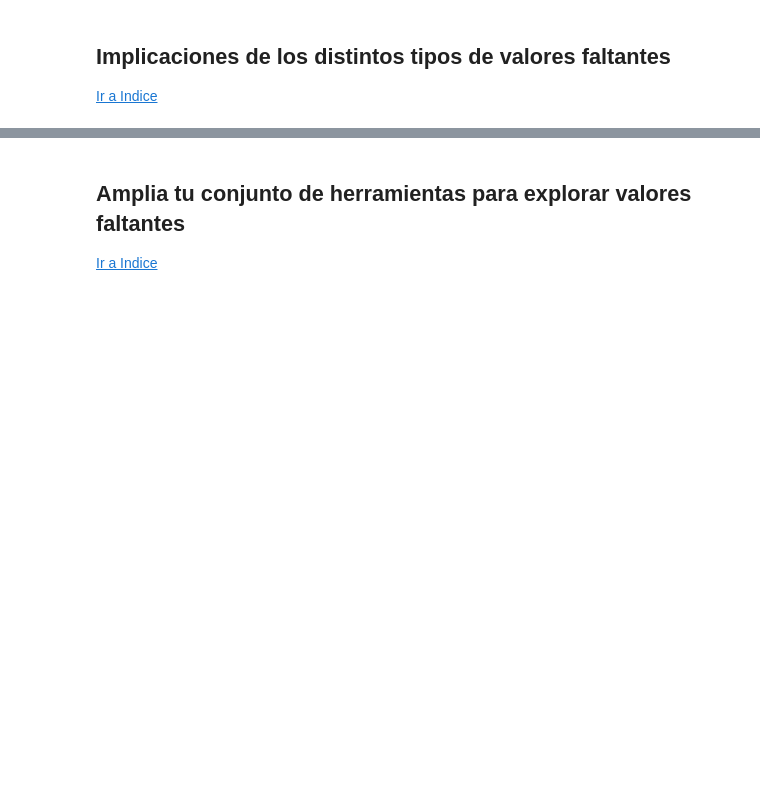
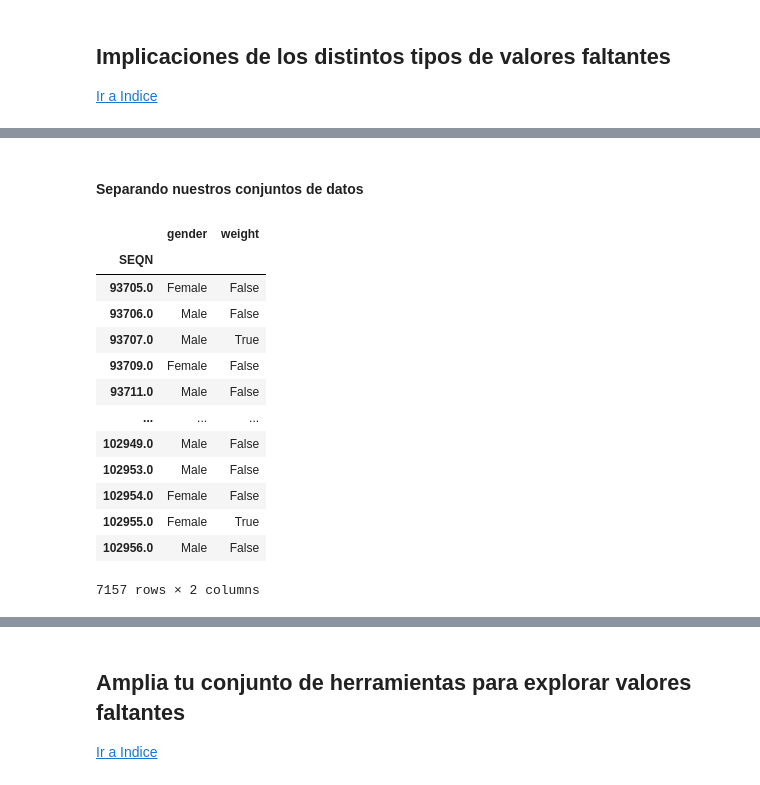
Before and after one commit to DensLopez/imputaci-n, a Jupyter notebook: codes/imputacion.ipynb, the cells around one changed output, grey strips where cells are left out. Drawn from its saved outputs; the diff is of its cells as text; code cells hidden in the pictures; blank space fills up the shorter version.

```diff
--- a/codes/imputacion.ipynb
+++ b/codes/imputacion.ipynb
@@ -957,0 +999,28 @@ Hacemos la comparación de que tantas observaciones perdimos, recordemos que el
+# %% [markdown]
+#### Separando nuestros conjuntos de datos
+# %%
+(
+    nhanes_dfwo100
+    .select_columns('gender','weight')
+    #transformando la columna de peso
+    .transform_column(
+        'weight',
+        lambda x: x.isna(),
+        elementwise = False
+    )
+)
+# %% [output]
+|  | gender | weight |
+| SEQN |  |  |
+| 93705.0 | Female | False |
+| 93706.0 | Male | False |
+| 93707.0 | Male | True |
+| 93709.0 | Female | False |
+| 93711.0 | Male | False |
+| ... | ... | ... |
+| 102949.0 | Male | False |
+| 102953.0 | Male | False |
+| 102954.0 | Female | False |
+| 102955.0 | Female | True |
+| 102956.0 | Male | False |
+7157 rows × 2 columns
```
Also changed, not shown: parts of 10 cells of this notebook, 1 other file.
